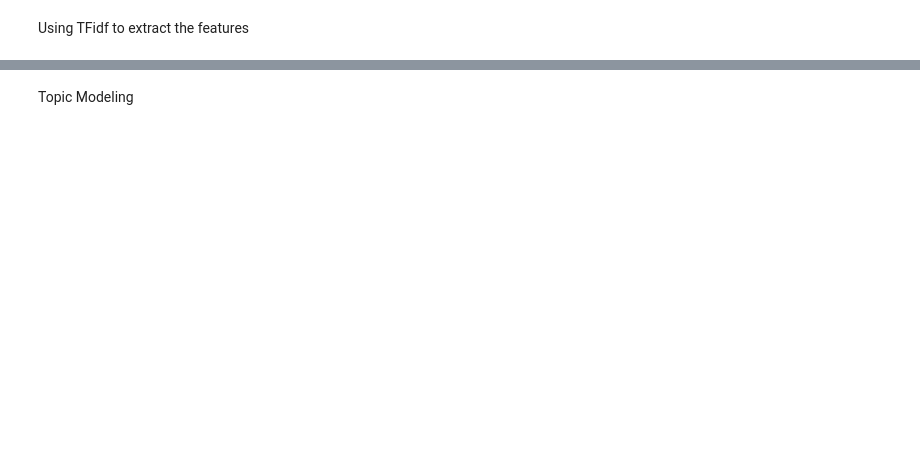
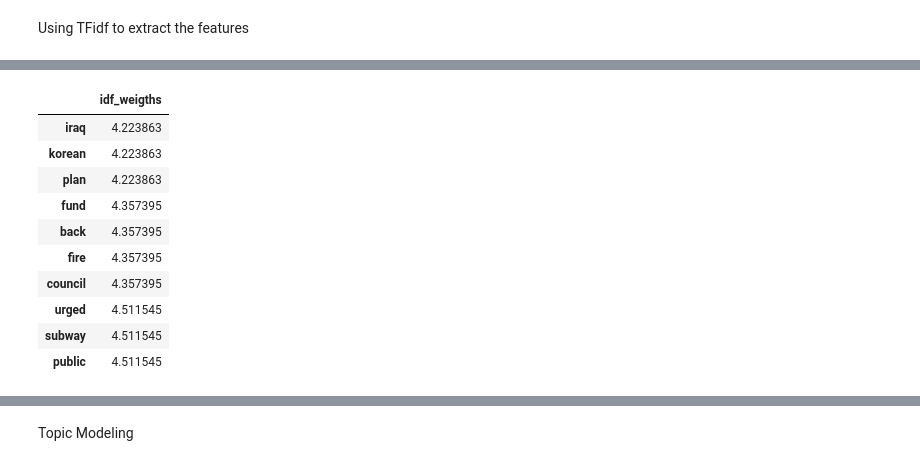
Before and after one commit to tinleyy/COMP4432_ML_Million_News_Headline, a Jupyter notebook: A Million News Headlines.ipynb, the cells around one changed output, grey strips where cells are left out. Cells and saved outputs as stored; diff of their text form; code cells hidden in the pictures; blank space fills up the shorter version.

```diff
--- a/A Million News Headlines.ipynb
+++ b/A Million News Headlines.ipynb
@@ -142,0 +178,20 @@ print(vec_text)
+# %%
+idf_df = pd.DataFrame(
+    vec.idf_,
+    index=vec.get_feature_names(),
+    columns=['idf_weigths']
+    )
+
+idf_df.sort_values(by=['idf_weigths']).head(10)
+# %% [output]
+|  | idf_weigths |
+| iraq | 4.223863 |
+| korean | 4.223863 |
+| plan | 4.223863 |
+| fund | 4.357395 |
+| back | 4.357395 |
+| fire | 4.357395 |
+| council | 4.357395 |
+| urged | 4.511545 |
+| subway | 4.511545 |
+| public | 4.511545 |
```
Also changed, not shown: parts of 30 cells of this notebook.
